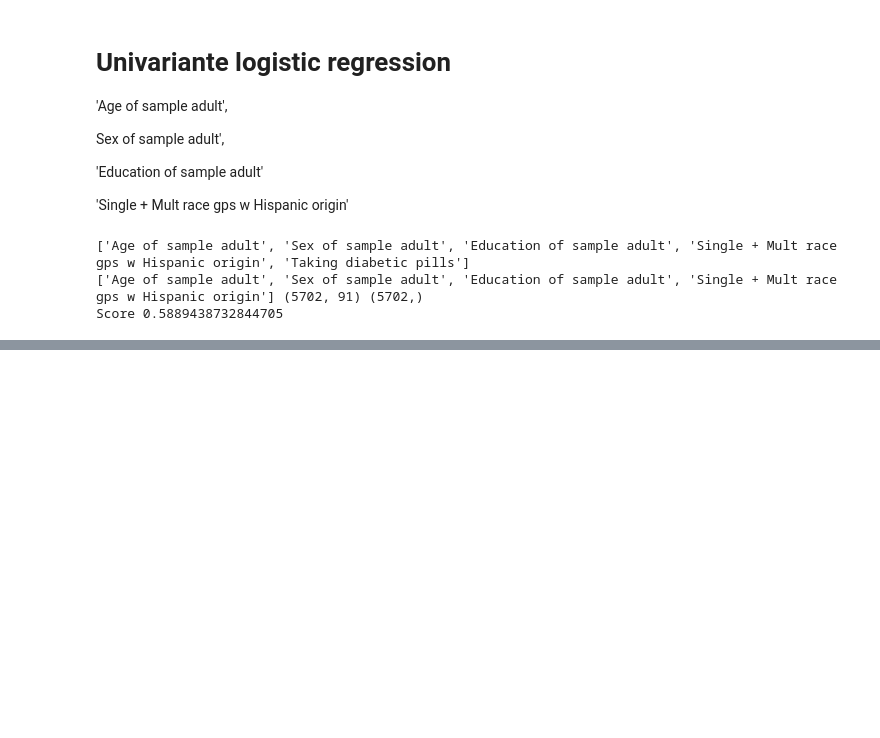
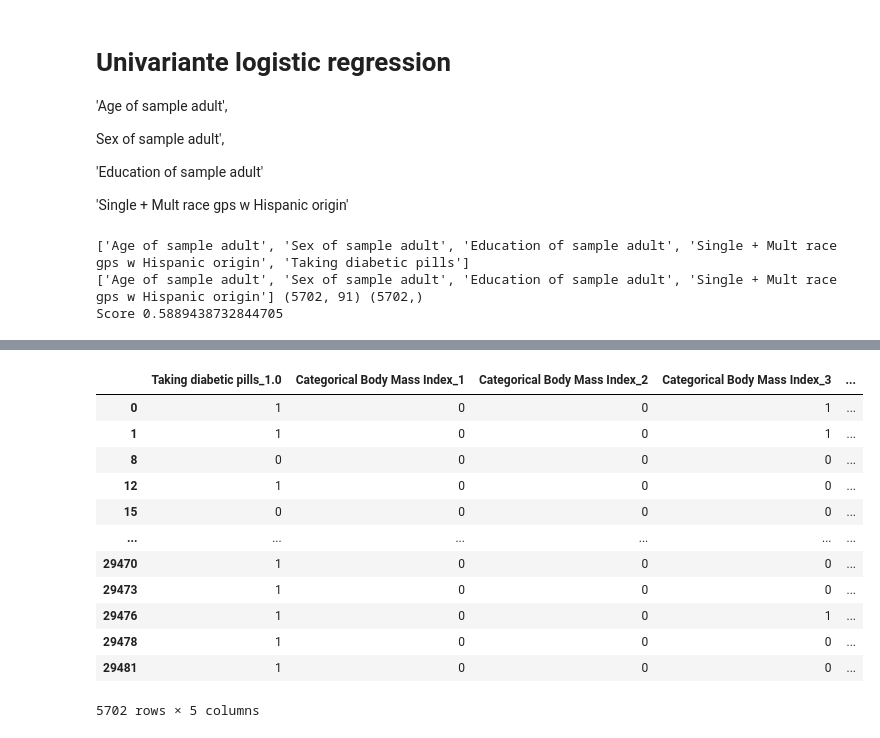
Before and after one commit to amyylin1/Drops_of_Jupyter, a Jupyter notebook: cleaned2.ipynb, the cells around one changed output, grey strips where cells are left out. Saved outputs shown, nothing was run; the diff lists cells and outputs as text; code cells hidden in the pictures; blank space fills up the shorter version.

```diff
--- a/cleaned2.ipynb
+++ b/cleaned2.ipynb
@@ -558,0 +577,4 @@ Score 0.5889438732844705
+# %%
+# a new df
+clean_bmi = clean_df2.loc[ :, ['Taking diabetic pills', 'Categorical Body Mass Index'] ]
+clean_bmi
@@ -558,0 +595,4 @@ Score 0.5889438732844705
+# %%
+# drop na
+clean_bmi1 = clean_bmi.dropna()
+clean_bmi1
@@ -558,0 +613,5 @@ Score 0.5889438732844705
+# %%
+# convert categorical variables into indicators
+clean_bmi2 = pd.get_dummies(clean_bmi1, columns=['Taking diabetic pills',
+                                                 'Categorical Body Mass Index'])
+clean_bmi2
@@ -558,0 +632,22 @@ Score 0.5889438732844705
+# %%
+# drop unnecessary cols
+clean_bmi3 = clean_bmi2.drop( columns={ 'Taking diabetic pills_2.0',
+                                      'Taking diabetic pills_7.0',
+                                      'Taking diabetic pills_9.0',
+                                       'Categorical Body Mass Index_9' } )
+
+clean_bmi3
+# %% [output]
+|  | Taking diabetic pills_1.0 | Categorical Body Mass Index_1 | Categorical Body Mass Index_2 | Categorical Body Mass Index_3 | ... |
+| 0 | 1 | 0 | 0 | 1 | ... |
+| 1 | 1 | 0 | 0 | 1 | ... |
+| 8 | 0 | 0 | 0 | 0 | ... |
+| 12 | 1 | 0 | 0 | 0 | ... |
+| 15 | 0 | 0 | 0 | 0 | ... |
+| ... | ... | ... | ... | ... | ... |
+| 29470 | 1 | 0 | 0 | 0 | ... |
+| 29473 | 1 | 0 | 0 | 0 | ... |
+| 29476 | 1 | 0 | 0 | 1 | ... |
+| 29478 | 1 | 0 | 0 | 0 | ... |
+| 29481 | 1 | 0 | 0 | 0 | ... |
+5702 rows × 5 columns
```
Also changed, not shown: parts of 9 cells of this notebook.
